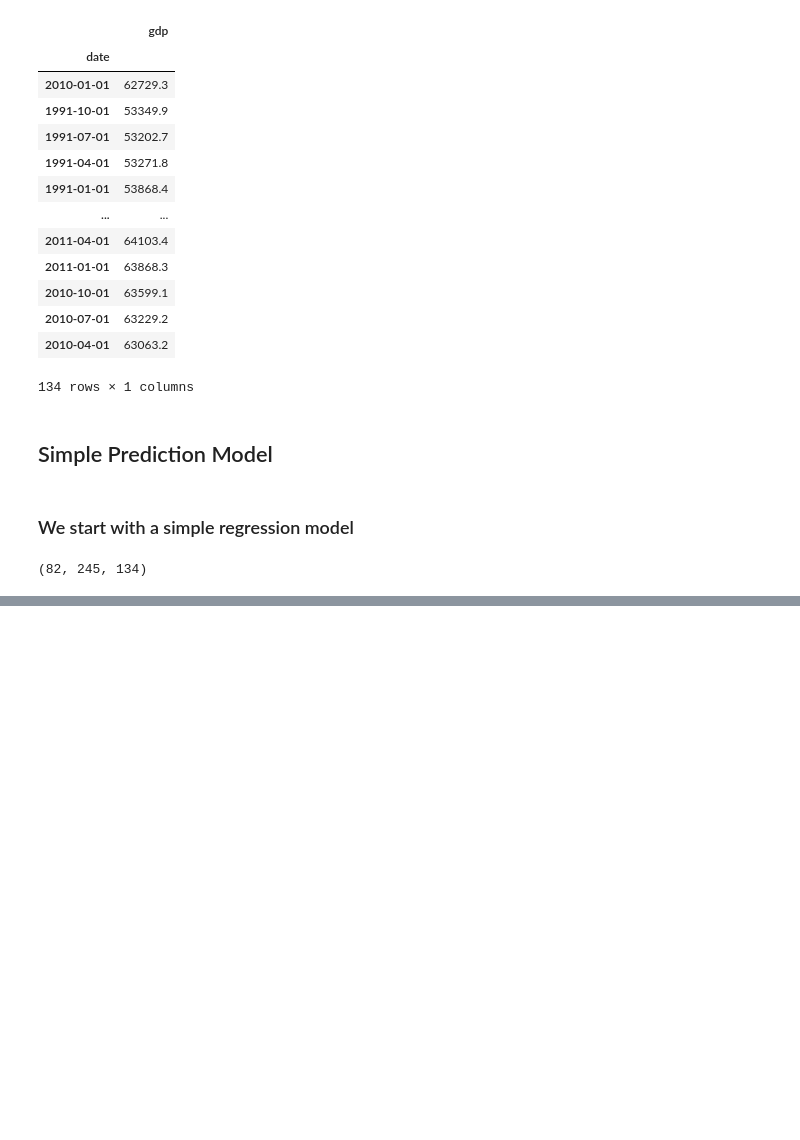
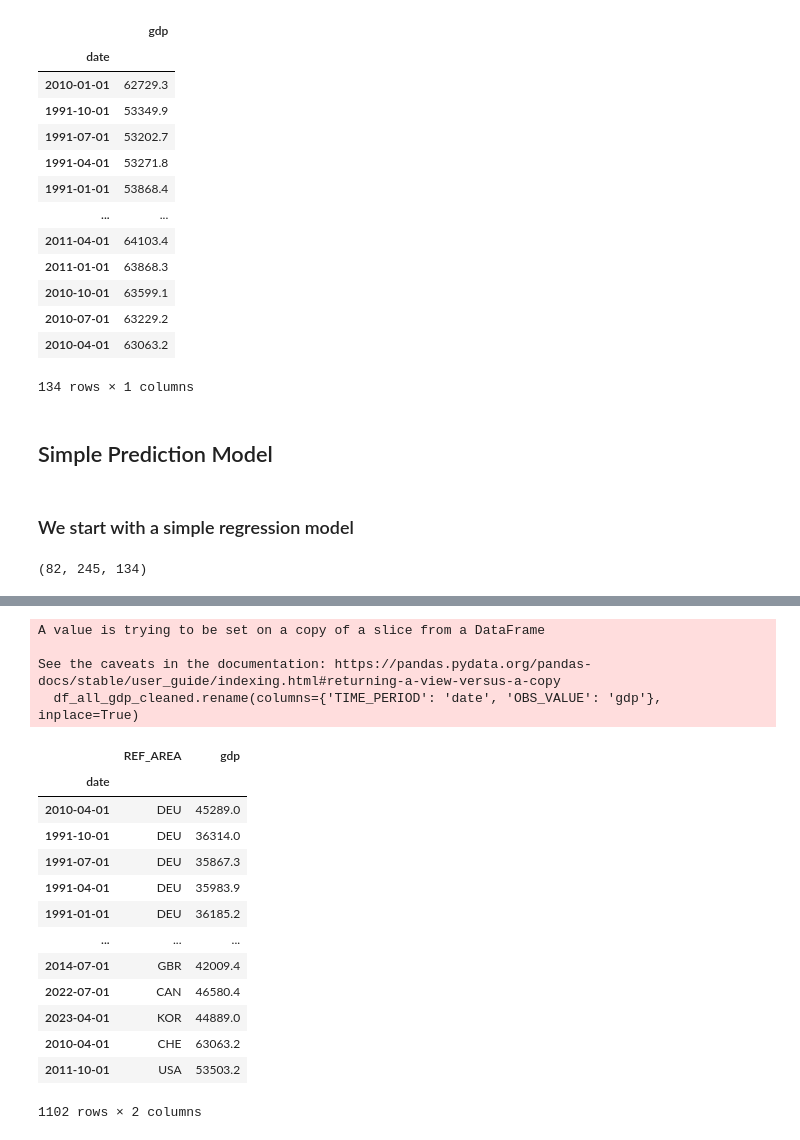
Before and after one commit to theS3b/Smoothing-Techniques-for-Predicting-High-Frequency-Time-Series, a Jupyter notebook: preprocessing dev.ipynb, the cells around one changed output, grey strips where cells are left out. Cells and saved outputs as stored; diff of their text form; code cells hidden in the pictures; blank space fills up the shorter version.

```diff
--- a/preprocessing dev.ipynb
+++ b/preprocessing dev.ipynb
@@ -159,0 +247,15 @@ plt.show()
+# %%
+all_avb_countries = ['CA','CH','DE','GB','JP','KR','US']
+all_dfs = {}
+
+for country in all_avb_countries:
+    df = get_data(country)
+
+    # Convert to datetime object
+    df['date'] = df['date'].apply(lambda x: datetime.strptime(x, '%Y-%m-%d'))
+
+    # Normalize data
+    numeric_cols = df.columns[1:]
+    df[numeric_cols] = df[numeric_cols].apply(lambda x: (x - np.mean(x)) / (np.std(x) + EPS))
+
+    all_dfs[MATCHING[country]] = df
@@ -159,0 +269,29 @@ plt.show()
+# %%
+df_all_gdp = pd.read_csv(GDP_FOLDER + 'GDP Data.csv')
+df_all_gdp = df_all_gdp[df_all_gdp['PRICE_BASE'] == 'LR']
+df_all_gdp = df_all_gdp[['REF_AREA', 'TIME_PERIOD', 'OBS_VALUE']]
+df_all_gdp['TIME_PERIOD'] = pd.PeriodIndex(df_all_gdp['TIME_PERIOD'], freq='Q').to_timestamp()
+# %%
+df_all_gdp_cleaned = df_all_gdp[df_all_gdp['REF_AREA'].isin([MATCHING[c] for c in all_avb_countries])]
+#df_all_gdp_cleaned.drop(columns=['REF_AREA'], inplace=True)
+df_all_gdp_cleaned.rename(columns={'TIME_PERIOD': 'date', 'OBS_VALUE': 'gdp'}, inplace=True)
+df_all_gdp_cleaned.set_index('date')
+# %% [output]
+A value is trying to be set on a copy of a slice from a DataFrame
+
+See the caveats in the documentation: https://pandas.pydata.org/pandas-docs/stable/user_guide/indexing.html#returning-a-view-versus-a-copy
+  df_all_gdp_cleaned.rename(columns={'TIME_PERIOD': 'date', 'OBS_VALUE': 'gdp'}, inplace=True)
+|  | REF_AREA | gdp |
+| date |  |  |
+| 2010-04-01 | DEU | 45289.0 |
+| 1991-10-01 | DEU | 36314.0 |
+| 1991-07-01 | DEU | 35867.3 |
+| 1991-04-01 | DEU | 35983.9 |
+| 1991-01-01 | DEU | 36185.2 |
+| ... | ... | ... |
+| 2014-07-01 | GBR | 42009.4 |
+| 2022-07-01 | CAN | 46580.4 |
+| 2023-04-01 | KOR | 44889.0 |
+| 2010-04-01 | CHE | 63063.2 |
+| 2011-10-01 | USA | 53503.2 |
+1102 rows × 2 columns
```
Also changed, not shown: parts of 17 cells of this notebook.
